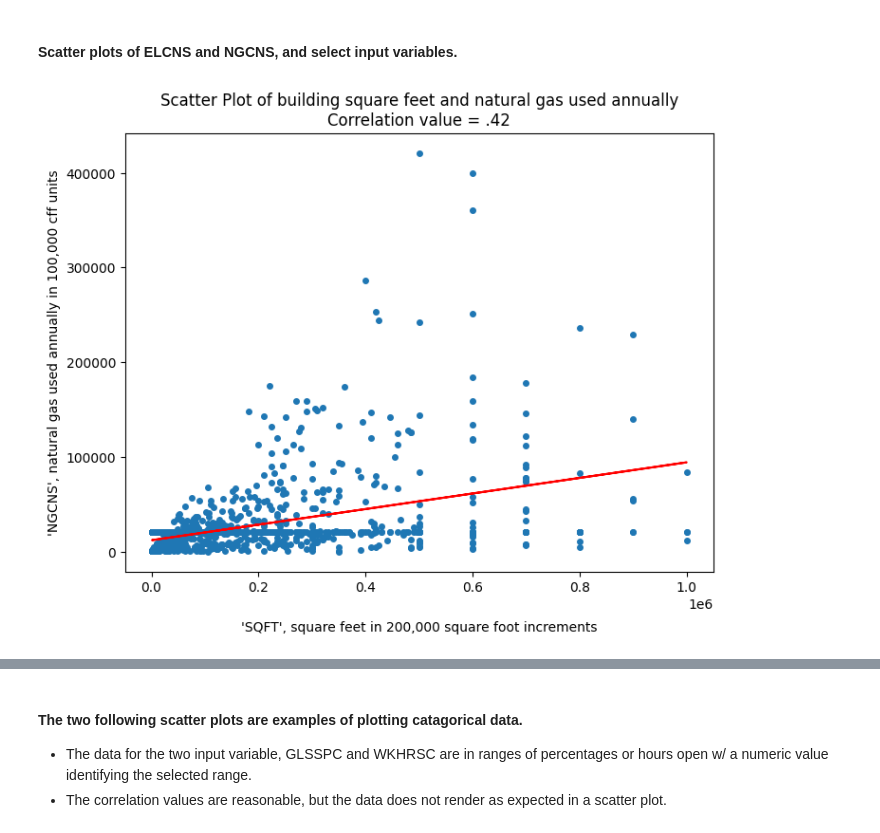
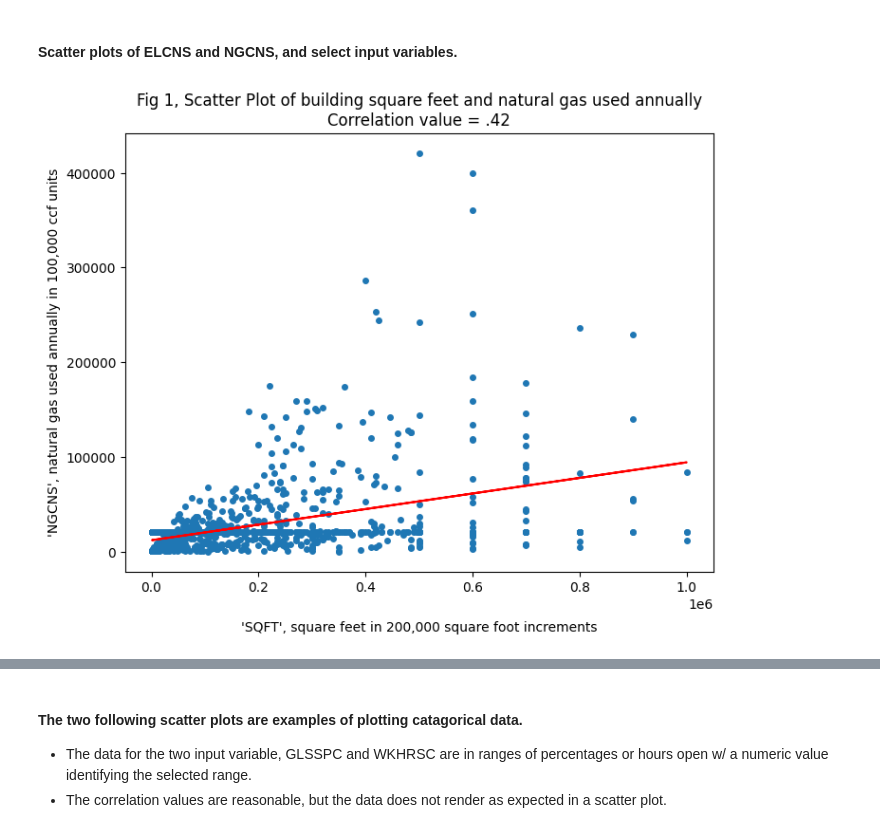
Before and after one commit to joepotts220/repo_Capstone_final, a Jupyter notebook: capstone_final.ipynb, the cells around one changed output, grey strips where cells are left out. Cells and saved outputs as stored; diff of their text form; code cells hidden in the pictures.

```diff
--- a/capstone_final.ipynb
+++ b/capstone_final.ipynb
@@ -444,32 +440,32 @@ dtype: float64
 # %%
 # set default marker size
 plt.rcParams['lines.markersize'] = 4
 
 # assign x and y values
 x = df_wk_filtered_num['SQFT']
 y = df_wk_filtered_num['NGCNS']
 
 # adjust dimensions of plot
 plt.figure(figsize=(8, 6))
 # Create scatter plot
 plt.scatter(x, y)
 
 # calculate line of best fit
 m, b = np.polyfit(x, y, 1)
 
 # plot best fit line
 plt.plot(x, m*x + b, color='red')
 plt.xlabel("X-axis Label", labelpad=20)
 
 # add labels and title
 plt.xlabel("'SQFT', square feet in 200,000 square foot increments")
-plt.ylabel("'NGCNS', natural gas used annually in 100,000 cff units")
-plt.title('Scatter Plot of building square feet and natural gas used annually\nCorrelation value = .42')
+plt.ylabel("'NGCNS', natural gas used annually in 100,000 ccf units")
+plt.title('Fig 1, Scatter Plot of building square feet and natural gas used annually\nCorrelation value = .42')
 
 # Display plot
 plt.show()
 # %% [output]
-[figure, old version]
+[figure, new version]
 # %%
 # set default marker size
 # plt.rcParams['lines.markersize'] = 4
```
Also changed, not shown: parts of 7 cells of this notebook, 3 other files.
